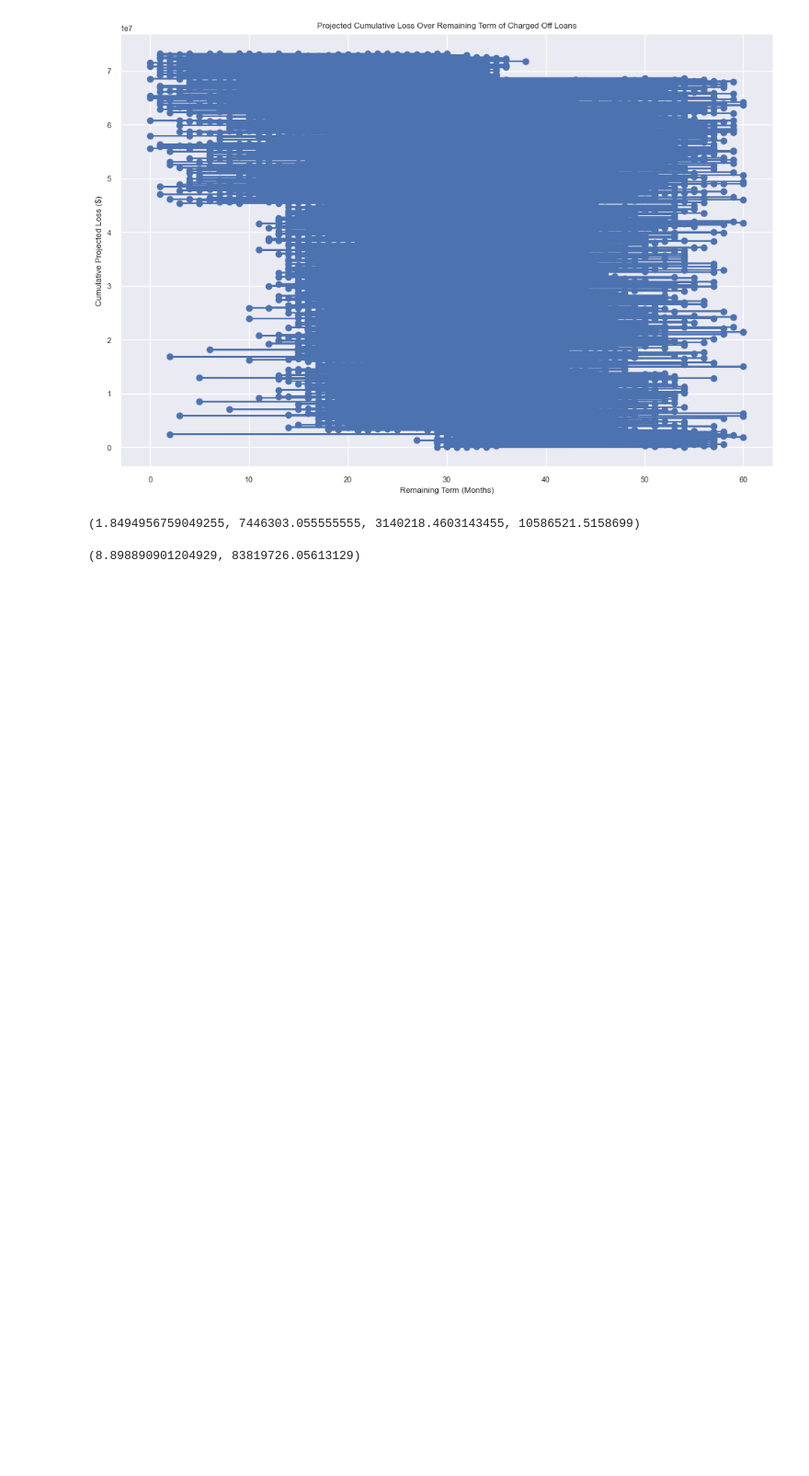
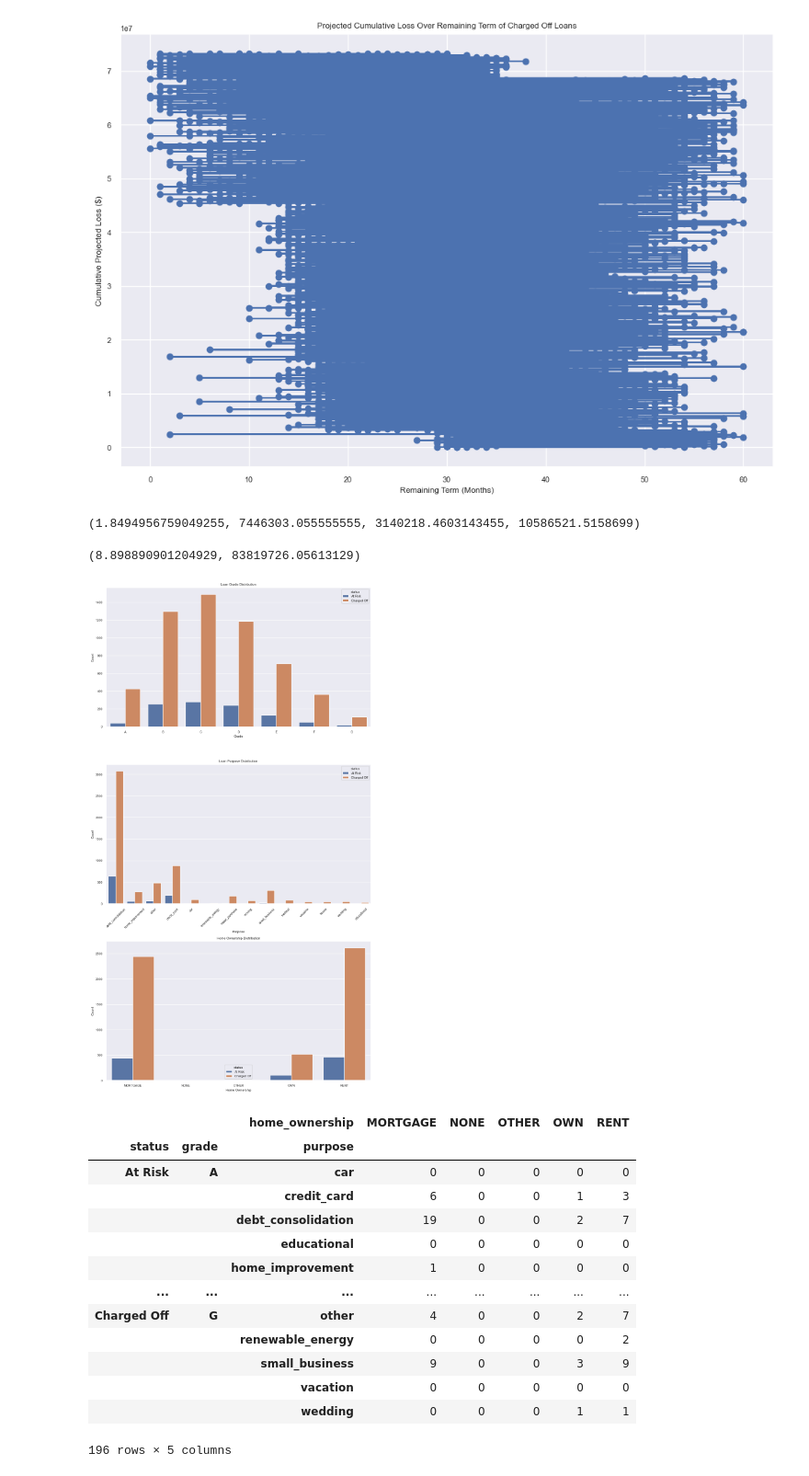
Before and after one commit to bc319IC/Exploratory_Data_Analysis-Customer_Loans_in_Finance, a Jupyter notebook: customer_loans.ipynb, the cells around one changed output. Shown at 92% size. Saved outputs shown, nothing was run; the diff lists cells and outputs as text; code cells hidden in the pictures; blank space fills up the shorter version.

```diff
--- a/customer_loans.ipynb
+++ b/customer_loans.ipynb
@@ -437,2 +440,21 @@ df_analyse.analyse_combined_loss()
 # %% [output]
 (8.898890901204929, 83819726.05613129)
+# %%
+# Check loan indicators
+df_analyse.analyse_loan_indicators()
+# %% [output]
+[figure, added]
+|  |  | home_ownership | MORTGAGE | NONE | OTHER | OWN | RENT |
+| status | grade | purpose |  |  |  |  |  |
+| At Risk | A | car | 0 | 0 | 0 | 0 | 0 |
+|  |  | credit_card | 6 | 0 | 0 | 1 | 3 |
+|  |  | debt_consolidation | 19 | 0 | 0 | 2 | 7 |
+|  |  | educational | 0 | 0 | 0 | 0 | 0 |
+|  |  | home_improvement | 1 | 0 | 0 | 0 | 0 |
+| ... | ... | ... | ... | ... | ... | ... | ... |
+| Charged Off | G | other | 4 | 0 | 0 | 2 | 7 |
+|  |  | renewable_energy | 0 | 0 | 0 | 0 | 2 |
+|  |  | small_business | 9 | 0 | 0 | 3 | 9 |
+|  |  | vacation | 0 | 0 | 0 | 0 | 0 |
+|  |  | wedding | 0 | 0 | 0 | 1 | 1 |
+196 rows × 5 columns
```
Also changed, not shown: parts of 3 cells of this notebook, 2 other files.
